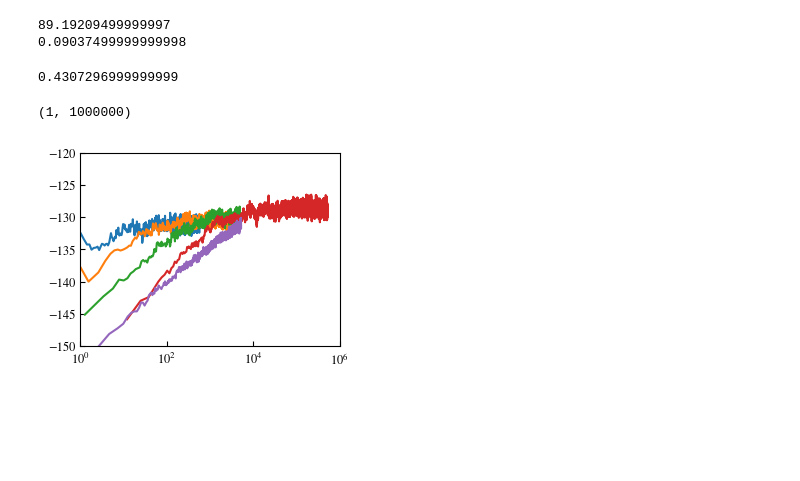
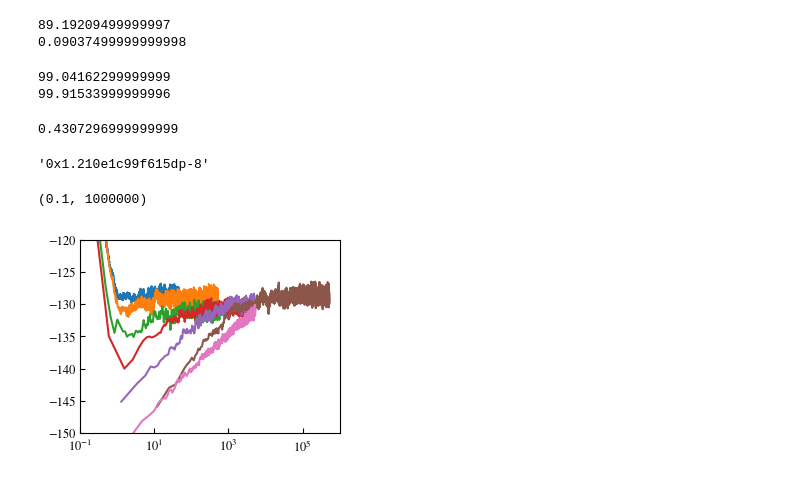
Before and after one commit to cachetdaspirine/Evolution_of_the_Entropy, a Jupyter notebook: Influence_of_kdiff/evolution_of_the_entropy.ipynb, the cells around one changed output. Cells and saved outputs as stored; diff of their text form; code cells hidden in the pictures; blank space fills up the shorter version.

```diff
--- a/Influence_of_kdiff/evolution_of_the_entropy.ipynb
+++ b/Influence_of_kdiff/evolution_of_the_entropy.ipynb
@@ -57,6 +59,16 @@ ST4 = average_simulations(args,step_tot,compute_steps)
 # %% [output]
 89.19209499999997
 0.09037499999999998
+# %%
+for i in range(Nprocess):
+    args[i][2] = 100*kdiff
+ST_1 = average_simulations(args,step_tot,compute_steps)
+for i in range(Nprocess):
+    args[i][2] = 1000*kdiff
+ST_2 = average_simulations(args,step_tot,compute_steps)
+# %% [output]
+99.04162299999999
+99.91533999999996
 # %%
 step_tot = 2*10**7
 compute_steps = 500
@@ -70,0 +81,4 @@ np.save('longlong.npy',ST3)
+# %%
+(kdiff/100).hex()
+# %% [output]
+'0x1.210e1c99f615dp-8'
@@ -71,12 +88,14 @@ np.save('longlong.npy',ST3)
 # %%
+plt.plot(ST_2[:,0],ST_2[:,1])
+plt.plot(ST_1[:,0],ST_1[:,1])
 plt.plot(ST0[:,0],ST0[:,1])#/abs(min(ST1[:,1])))
 plt.plot(ST1[:,0],ST1[:,1])#/abs(min(ST1[:,1])))
 plt.plot(ST2[:,0],ST2[:,1])#/abs(min(ST2[:,1])))
 plt.plot(ST3[:,0],ST3[:,1])#/abs(min(ST3[:,1])))
 plt.plot(ST4[:,0],ST4[:,1])#/abs(min(ST1[:,1])))
 plt.ylim(-150,-120)
 plt.xscale('log')
-plt.xlim(1,10**6)
+plt.xlim(0.1,10**6)
 # %% [output]
-(1, 1000000)
+(0.1, 1000000)
-[figure, old version]
+[figure, new version]
```
Also changed, not shown: parts of 3 cells of this notebook, 3 other files.
